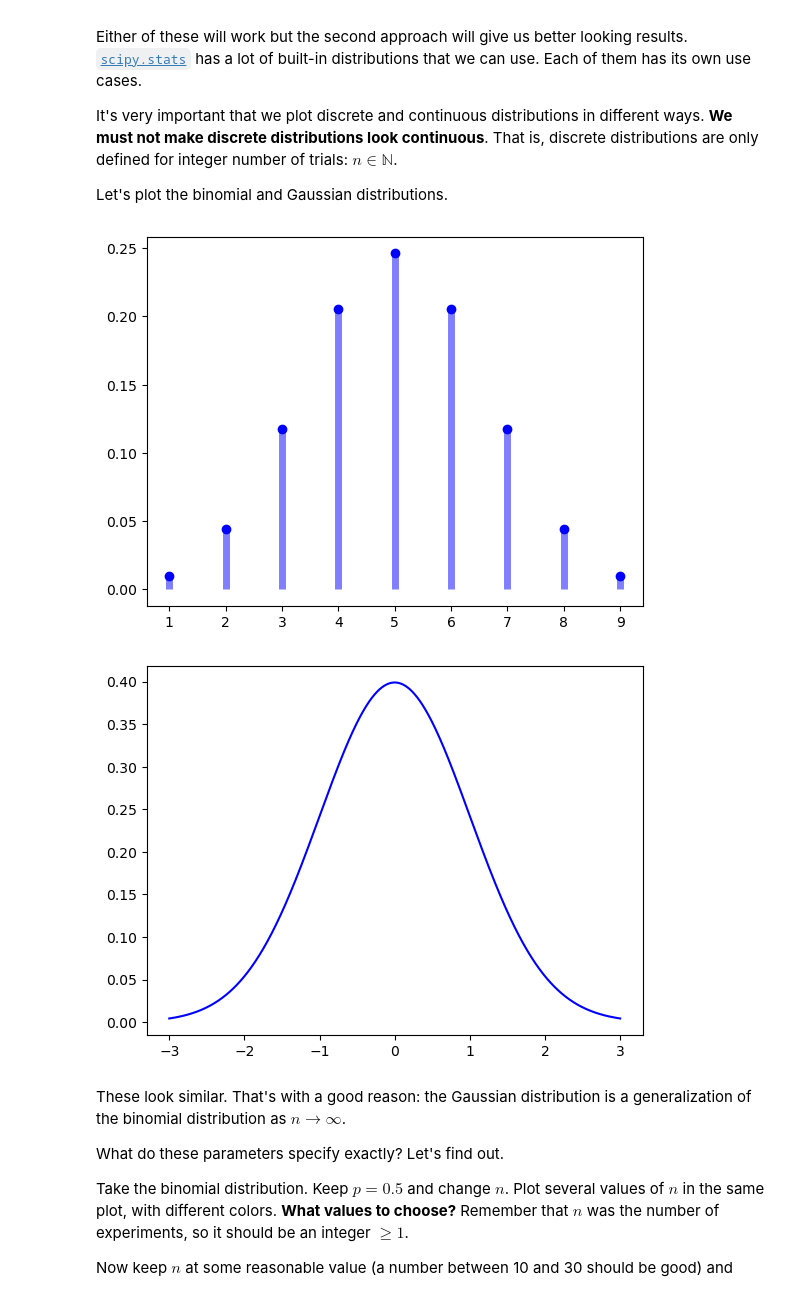
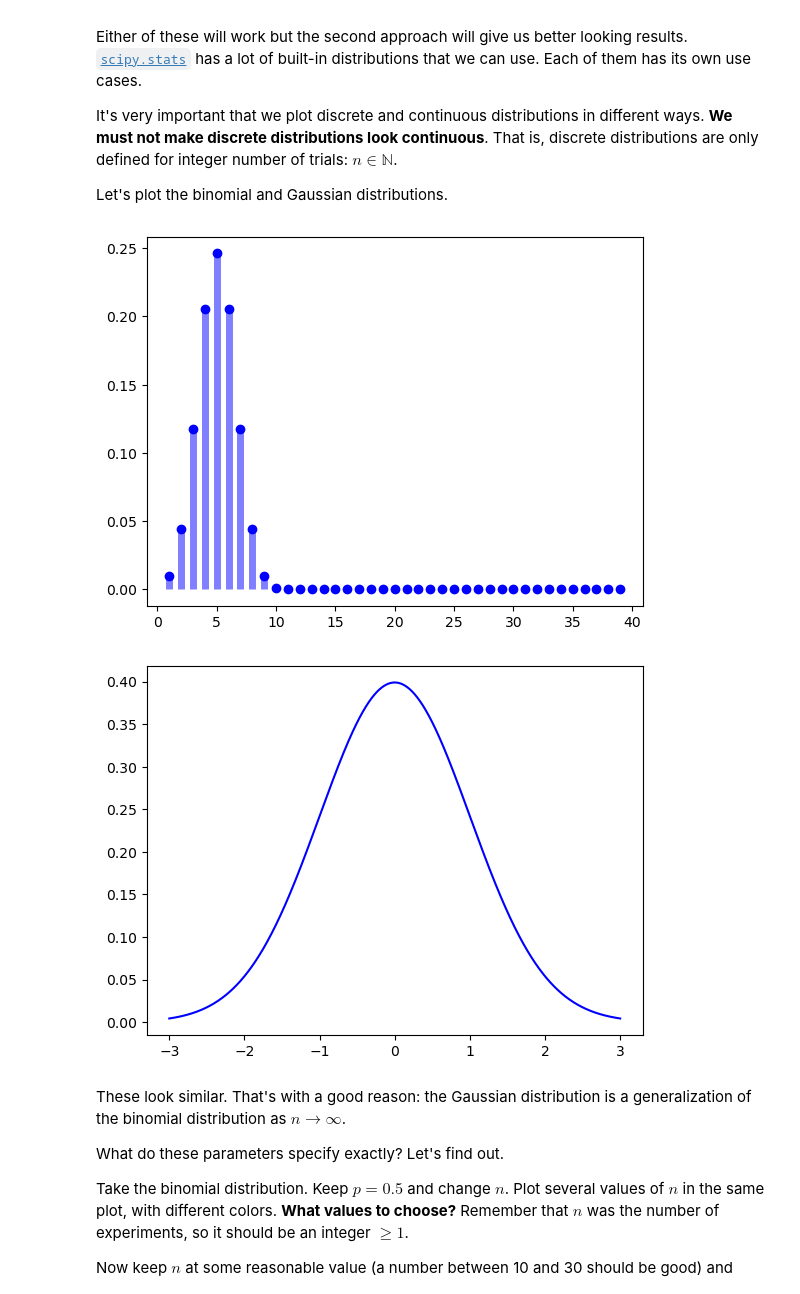
Before and after one commit to BoykoPetevBoev/SoftUni-Math-Concepts-for-Developers-March-2022, a Jupyter notebook: 10. Probability-and-Combinatorics-Exercise/Probability and Combinatorics Exercise.ipynb, the cells around one changed output. Cells and saved outputs as stored; diff of their text form; code cells hidden in the pictures.

```diff
--- a/10. Probability-and-Combinatorics-Exercise/Probability and Combinatorics Exercise.ipynb
+++ b/10. Probability-and-Combinatorics-Exercise/Probability and Combinatorics Exercise.ipynb
@@ -27,30 +27,30 @@ Let's plot the binomial and Gaussian distributions.
 # %%
 def plot_binomial_distribution(x, n, p):
     """
     Plots the binomial distribution with parameters n and p. The parameter x specifies the values
     where the function is evaluated at
     """
     binomial = scipy.stats.binom.pmf(x, n, p)
     plt.scatter(x, binomial, color = "blue")
     plt.vlines(x, 0, binomial, color = "blue", linewidth = 5, alpha = 0.5)
     plt.show()
 
 def plot_gaussian_distribution(mu, sigma, x):
     """
     Plots the Gaussian distribution with parameters mu and sigma. The parameter x specifies
     the values where the function is evaluated at
     """
     gaussian = scipy.stats.norm.pdf(x, loc = mu, scale = sigma)
     plt.plot(x, gaussian, color = "blue")
     plt.show()
 
-x_binomial = np.arange(1, 10)
+x_binomial = np.arange(1, 40)
 plot_binomial_distribution(x_binomial, 10, 0.5)
 
 x_gaussian = np.linspace(-3, 3, 1000)
 plot_gaussian_distribution(0, 1, x_gaussian)
 # %% [output]
-[figure, old version]
+[figure, new version]
 [figure]
 # %% [markdown]
 These look similar. That's with a good reason: the Gaussian distribution is a generalization of the binomial distribution as $n \rightarrow \infty$.
```
Also changed, not shown: parts of 12 cells of this notebook.
